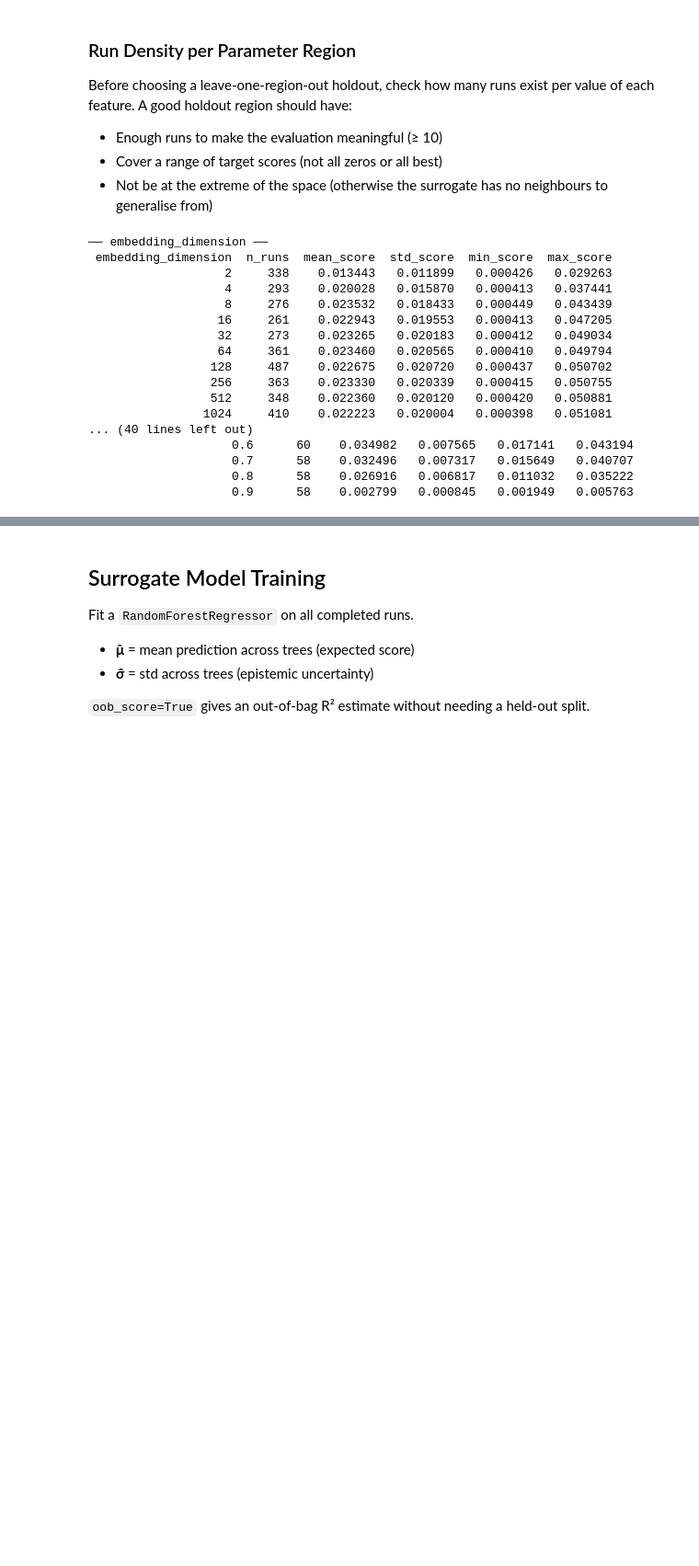
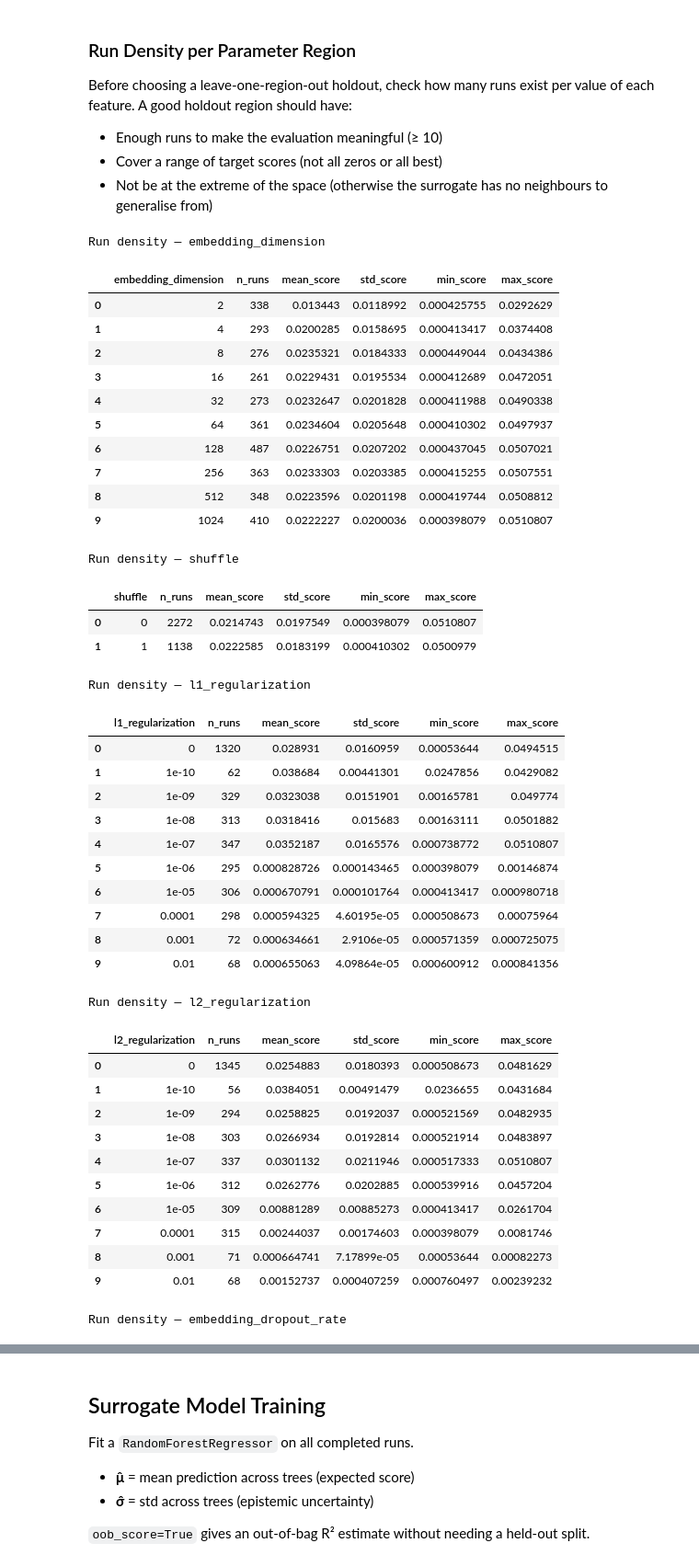
Before and after one commit to chaald/peppermint-matrix, a Jupyter notebook: notebooks/parameter_analysis/surrogate_model.ipynb, the cells around one changed output, grey strips where cells are left out. Shown at 92% size. Drawn from its saved outputs; the diff is of its cells as text; code cells hidden in the pictures; blank space fills up the shorter version.

```diff
--- a/notebooks/parameter_analysis/surrogate_model.ipynb
+++ b/notebooks/parameter_analysis/surrogate_model.ipynb
@@ -155,37 +153,66 @@ Before choosing a leave-one-region-out holdout, check how many runs exist per va
 - Cover a range of target scores (not all zeros or all best)
 - Not be at the extreme of the space (otherwise the surrogate has no neighbours to generalise from)
 # %%
-# Count runs and show mean target score per unique value of each feature
+# Run density per parameter region — count, mean, std, min, max of target score
+from src.utils.styled_tables import data_preview_styled
+from IPython.display import display
+
 for col in feature_names:
     summary = (
         full_dataframe
         .group_by(col)
         .agg(
             pl.len().alias("n_runs"),
             pl.col(target_metric).mean().alias("mean_score"),
             pl.col(target_metric).std().alias("std_score"),
             pl.col(target_metric).min().alias("min_score"),
             pl.col(target_metric).max().alias("max_score"),
         )
         .sort(col)
     )
-    print(f"\n── {col} ──")
-    print(summary.to_pandas().to_string(index=False))
+    display(data_preview_styled(
+        summary.to_pandas(),
+        caption=f"Run density — {col}"
+    ))
 # %% [output]
-── embedding_dimension ──
- embedding_dimension  n_runs  mean_score  std_score  min_score  max_score
-                   2     338    0.013443   0.011899   0.000426   0.029263
-                   4     293    0.020028   0.015870   0.000413   0.037441
-                   8     276    0.023532   0.018433   0.000449   0.043439
-                  16     261    0.022943   0.019553   0.000413   0.047205
-                  32     273    0.023265   0.020183   0.000412   0.049034
-                  64     361    0.023460   0.020565   0.000410   0.049794
-                 128     487    0.022675   0.020720   0.000437   0.050702
-                 256     363    0.023330   0.020339   0.000415   0.050755
-                 512     348    0.022360   0.020120   0.000420   0.050881
-                1024     410    0.022223   0.020004   0.000398   0.051081
-... (40 lines left out)
-                    0.6      60    0.034982   0.007565   0.017141   0.043194
-                    0.7      58    0.032496   0.007317   0.015649   0.040707
-                    0.8      58    0.026916   0.006817   0.011032   0.035222
-                    0.9      58    0.002799   0.000845   0.001949   0.005763
+Run density — embedding_dimension
+|  | embedding_dimension | n_runs | mean_score | std_score | min_score | max_score |
+| 0 | 2 | 338 | 0.013443 | 0.0118992 | 0.000425755 | 0.0292629 |
+| 1 | 4 | 293 | 0.0200285 | 0.0158695 | 0.000413417 | 0.0374408 |
+| 2 | 8 | 276 | 0.0235321 | 0.0184333 | 0.000449044 | 0.0434386 |
+| 3 | 16 | 261 | 0.0229431 | 0.0195534 | 0.000412689 | 0.0472051 |
+| 4 | 32 | 273 | 0.0232647 | 0.0201828 | 0.000411988 | 0.0490338 |
+| 5 | 64 | 361 | 0.0234604 | 0.0205648 | 0.000410302 | 0.0497937 |
+| 6 | 128 | 487 | 0.0226751 | 0.0207202 | 0.000437045 | 0.0507021 |
+| 7 | 256 | 363 | 0.0233303 | 0.0203385 | 0.000415255 | 0.0507551 |
+| 8 | 512 | 348 | 0.0223596 | 0.0201198 | 0.000419744 | 0.0508812 |
+| 9 | 1024 | 410 | 0.0222227 | 0.0200036 | 0.000398079 | 0.0510807 |
+Run density — shuffle
+|  | shuffle | n_runs | mean_score | std_score | min_score | max_score |
+| 0 | 0 | 2272 | 0.0214743 | 0.0197549 | 0.000398079 | 0.0510807 |
+| 1 | 1 | 1138 | 0.0222585 | 0.0183199 | 0.000410302 | 0.0500979 |
+Run density — l1_regularization
+|  | l1_regularization | n_runs | mean_score | std_score | min_score | max_score |
+| 0 | 0 | 1320 | 0.028931 | 0.0160959 | 0.00053644 | 0.0494515 |
+| 1 | 1e-10 | 62 | 0.038684 | 0.00441301 | 0.0247856 | 0.0429082 |
+| 2 | 1e-09 | 329 | 0.0323038 | 0.0151901 | 0.00165781 | 0.049774 |
+| 3 | 1e-08 | 313 | 0.0318416 | 0.015683 | 0.00163111 | 0.0501882 |
+| 4 | 1e-07 | 347 | 0.0352187 | 0.0165576 | 0.000738772 | 0.0510807 |
+| 5 | 1e-06 | 295 | 0.000828726 | 0.000143465 | 0.000398079 | 0.00146874 |
+| 6 | 1e-05 | 306 | 0.000670791 | 0.000101764 | 0.000413417 | 0.000980718 |
+| 7 | 0.0001 | 298 | 0.000594325 | 4.60195e-05 | 0.000508673 | 0.00075964 |
+| 8 | 0.001 | 72 | 0.000634661 | 2.9106e-05 | 0.000571359 | 0.000725075 |
+| 9 | 0.01 | 68 | 0.000655063 | 4.09864e-05 | 0.000600912 | 0.000841356 |
+Run density — l2_regularization
+|  | l2_regularization | n_runs | mean_score | std_score | min_score | max_score |
+| 0 | 0 | 1345 | 0.0254883 | 0.0180393 | 0.000508673 | 0.0481629 |
+| 1 | 1e-10 | 56 | 0.0384051 | 0.00491479 | 0.0236655 | 0.0431684 |
+| 2 | 1e-09 | 294 | 0.0258825 | 0.0192037 | 0.000521569 | 0.0482935 |
+| 3 | 1e-08 | 303 | 0.0266934 | 0.0192814 | 0.000521914 | 0.0483897 |
+| 4 | 1e-07 | 337 | 0.0301132 | 0.0211946 | 0.000517333 | 0.0510807 |
+| 5 | 1e-06 | 312 | 0.0262776 | 0.0202885 | 0.000539916 | 0.0457204 |
+| 6 | 1e-05 | 309 | 0.00881289 | 0.00885273 | 0.000413417 | 0.0261704 |
+| 7 | 0.0001 | 315 | 0.00244037 | 0.00174603 | 0.000398079 | 0.0081746 |
+| 8 | 0.001 | 71 | 0.000664741 | 7.17899e-05 | 0.00053644 | 0.00082273 |
+| 9 | 0.01 | 68 | 0.00152737 | 0.000407259 | 0.000760497 | 0.00239232 |
+Run density — embedding_dropout_rate
```
Also changed, not shown: parts of 4 cells of this notebook, 1 other file.
